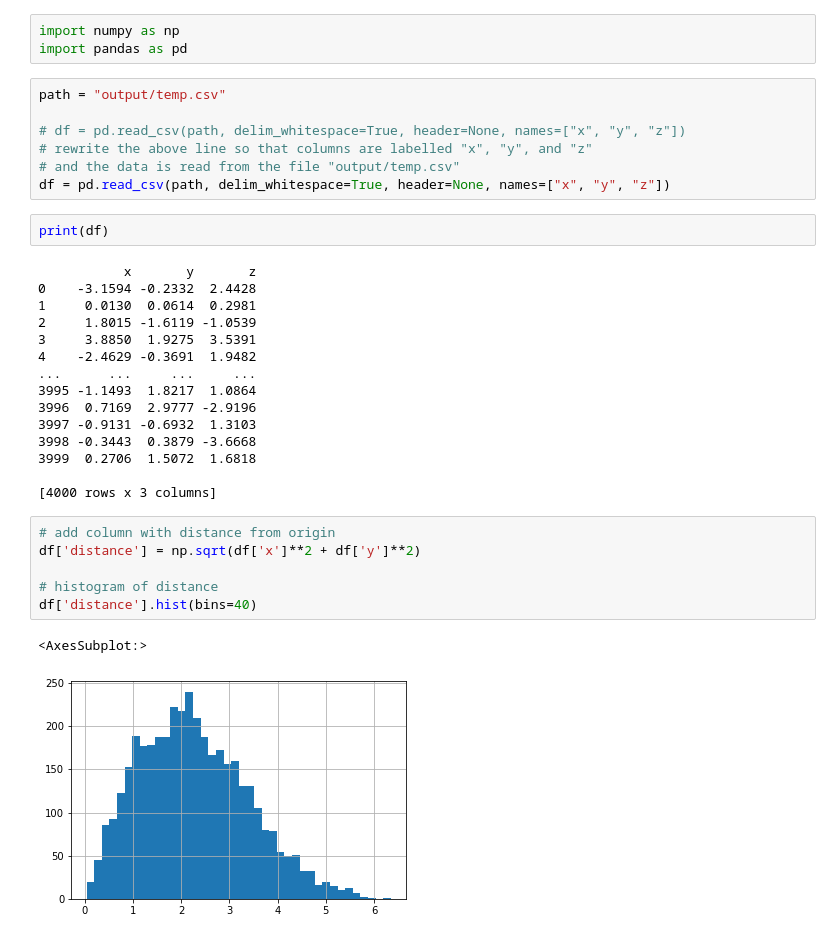
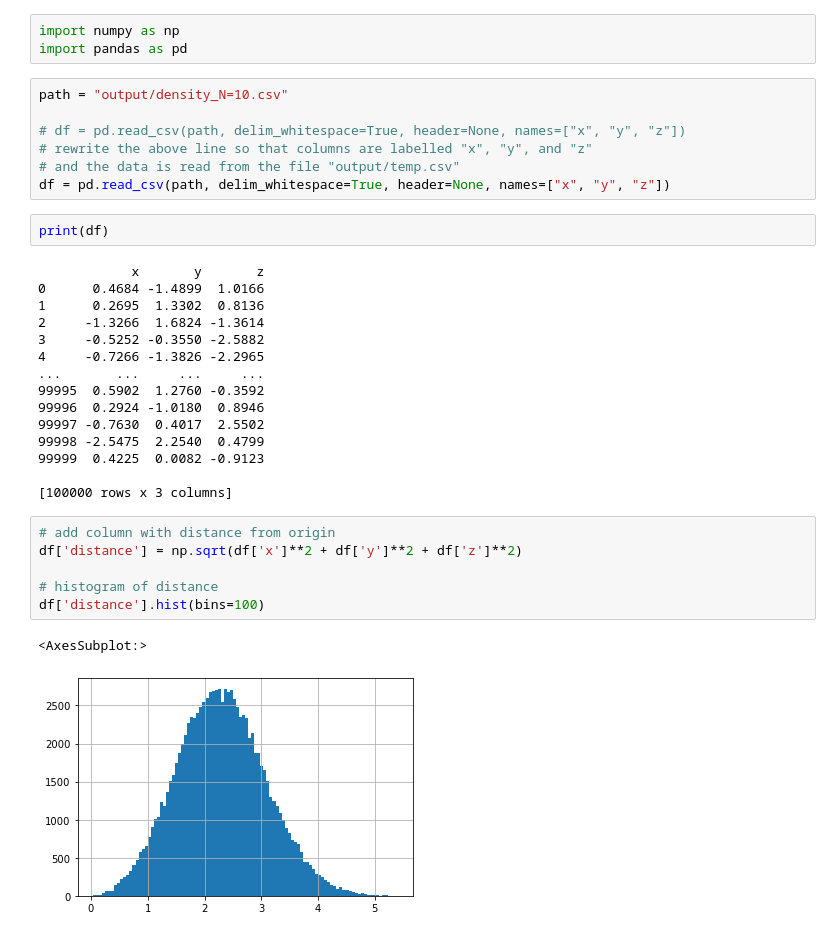
Before and after one commit to carlfre/FYS4411-project1, a Jupyter notebook: plots/plotting2.ipynb, the cells around one changed output. Saved outputs shown, nothing was run; the diff lists cells and outputs as text.

```diff
--- a/plots/plotting2.ipynb
+++ b/plots/plotting2.ipynb
@@ -2,7 +2,7 @@
 import numpy as np
 import pandas as pd
 # %%
-path = "output/temp.csv"
+path = "output/density_N=10.csv"
 
 # df = pd.read_csv(path, delim_whitespace=True, header=None, names=["x", "y", "z"])
 # rewrite the above line so that columns are labelled "x", "y", and "z"
@@ -11,26 +11,26 @@ df = pd.read_csv(path, delim_whitespace=True, header=None, names=["x", "y", "z"]
 # %%
 print(df)
 # %% [output]
-           x       y       z
-0    -3.1594 -0.2332  2.4428
-1     0.0130  0.0614  0.2981
-2     1.8015 -1.6119 -1.0539
-3     3.8850  1.9275  3.5391
-4    -2.4629 -0.3691  1.9482
-...      ...     ...     ...
-3995 -1.1493  1.8217  1.0864
-3996  0.7169  2.9777 -2.9196
-3997 -0.9131 -0.6932  1.3103
-3998 -0.3443  0.3879 -3.6668
-3999  0.2706  1.5072  1.6818
+            x       y       z
+0      0.4684 -1.4899  1.0166
+1      0.2695  1.3302  0.8136
+2     -1.3266  1.6824 -1.3614
+3     -0.5252 -0.3550 -2.5882
+4     -0.7266 -1.3826 -2.2965
+...       ...     ...     ...
+99995  0.5902  1.2760 -0.3592
+99996  0.2924 -1.0180  0.8946
+99997 -0.7630  0.4017  2.5502
+99998 -2.5475  2.2540  0.4799
+99999  0.4225  0.0082 -0.9123
 
-[4000 rows x 3 columns]
+[100000 rows x 3 columns]
 # %%
 # add column with distance from origin
-df['distance'] = np.sqrt(df['x']**2 + df['y']**2)
+df['distance'] = np.sqrt(df['x']**2 + df['y']**2 + df['z']**2)
 
 # histogram of distance
-df['distance'].hist(bins=40)
+df['distance'].hist(bins=100)
 # %% [output]
 <AxesSubplot:>
-[figure, old version]
+[figure, new version]
```
Also changed, not shown: parts of 24 cells of this notebook, 10 other files.
